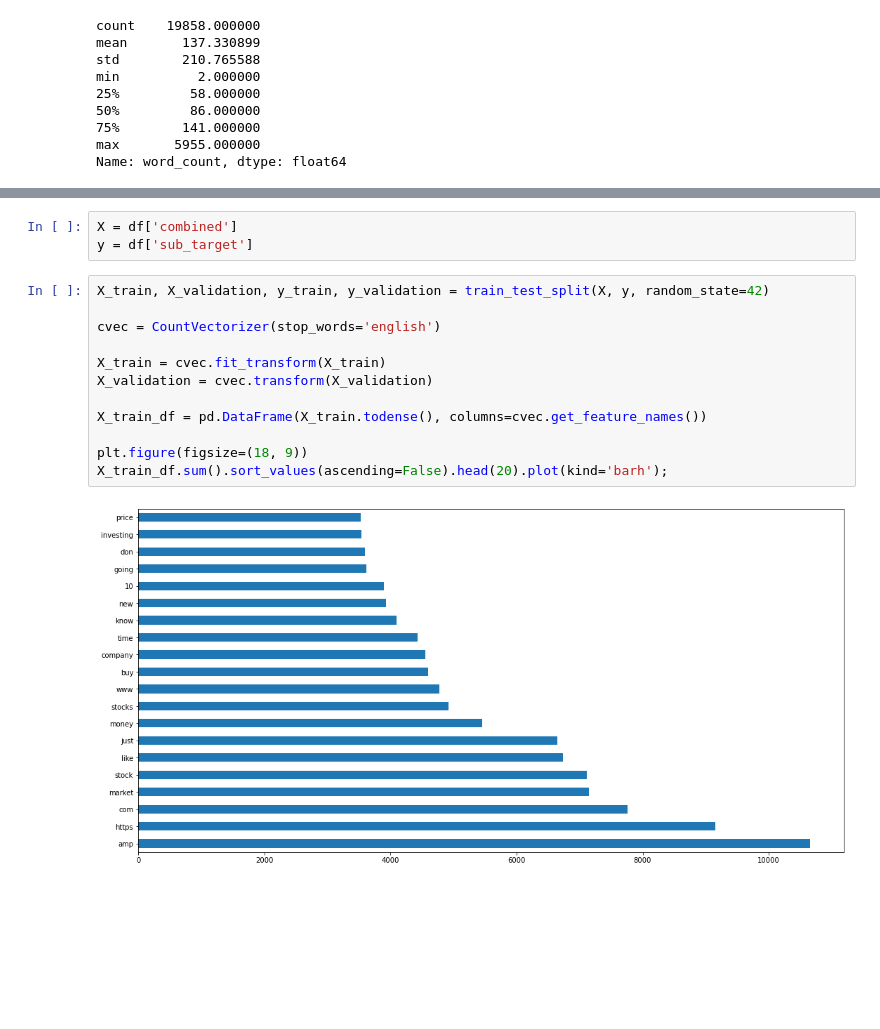
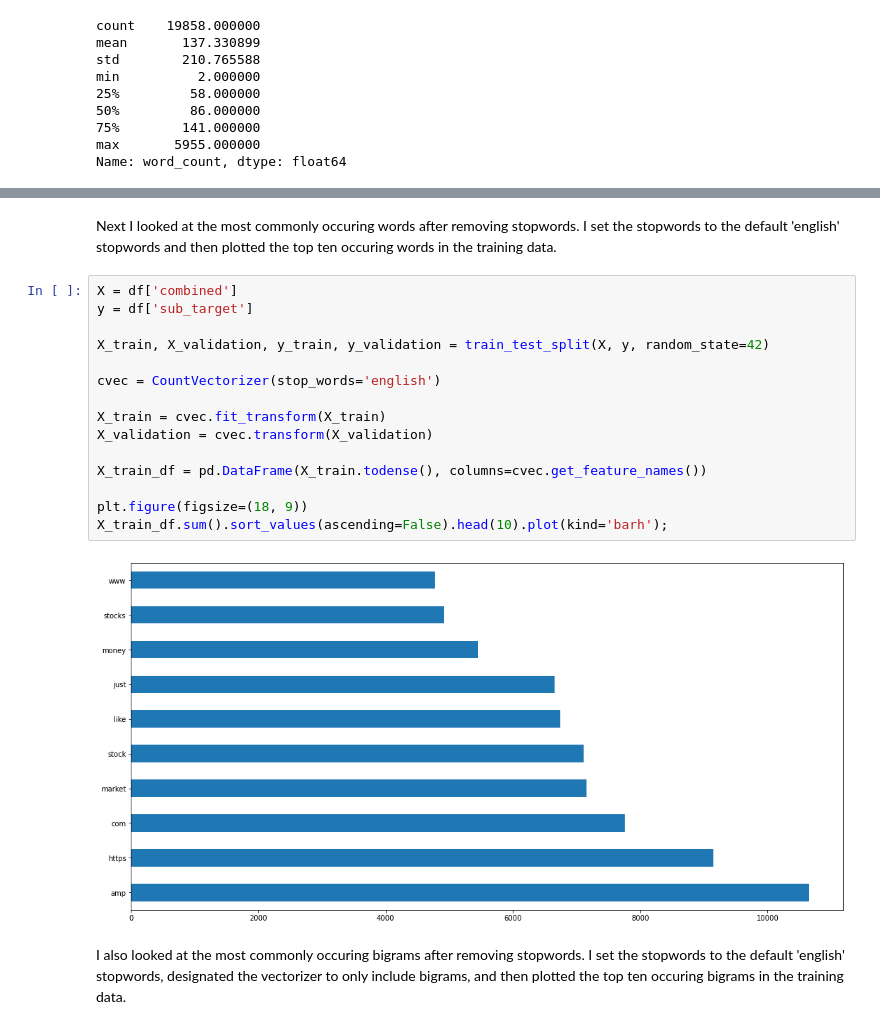
Before and after one commit to jsalisbury731/reddit_classification, a Jupyter notebook: code/02_eda_streamlined.ipynb, the cells around one changed output, grey strips where cells are left out. Cells and saved outputs as stored; diff of their text form; blank space fills up the shorter version.

```diff
--- a/code/02_eda_streamlined.ipynb
+++ b/code/02_eda_streamlined.ipynb
@@ -88,18 +109,22 @@ plt.legend([f'{subreddit_2}', f'{subreddit_1}']);
-# %%
-X = df['combined']
-y = df['sub_target']
+# %% [markdown]
+Next I looked at the most commonly occuring words after removing stopwords. I set the stopwords to the default 'english' stopwords and then plotted the top ten occuring words in the training data.
 # %%
+X = df['combined']
+y = df['sub_target']
+
 X_train, X_validation, y_train, y_validation = train_test_split(X, y, random_state=42)
 
 cvec = CountVectorizer(stop_words='english')
 
 X_train = cvec.fit_transform(X_train)
 X_validation = cvec.transform(X_validation)
 
 X_train_df = pd.DataFrame(X_train.todense(), columns=cvec.get_feature_names())
 
 plt.figure(figsize=(18, 9))
-X_train_df.sum().sort_values(ascending=False).head(20).plot(kind='barh');
+X_train_df.sum().sort_values(ascending=False).head(10).plot(kind='barh');
 # %% [output]
-[figure, old version]
+[figure, new version]
+# %% [markdown]
+I also looked at the most commonly occuring bigrams after removing stopwords. I set the stopwords to the default 'english' stopwords, designated the vectorizer to only include bigrams, and then plotted the top ten occuring bigrams in the training data.
 # %%
```
Also changed, not shown: parts of 36 cells of this notebook, 5 other files.
